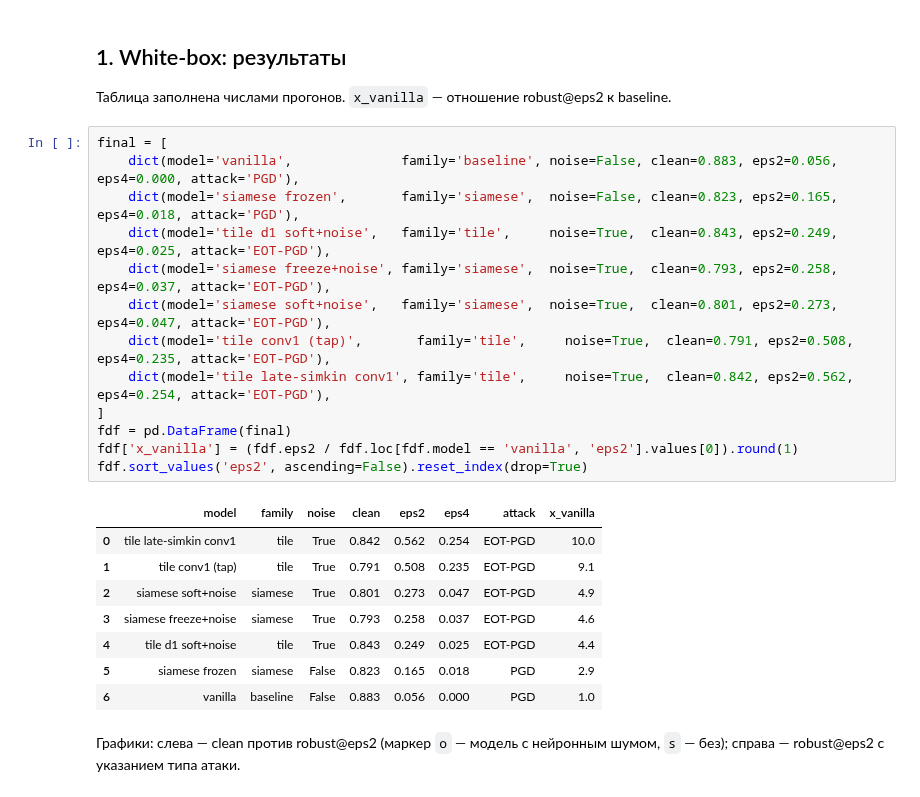
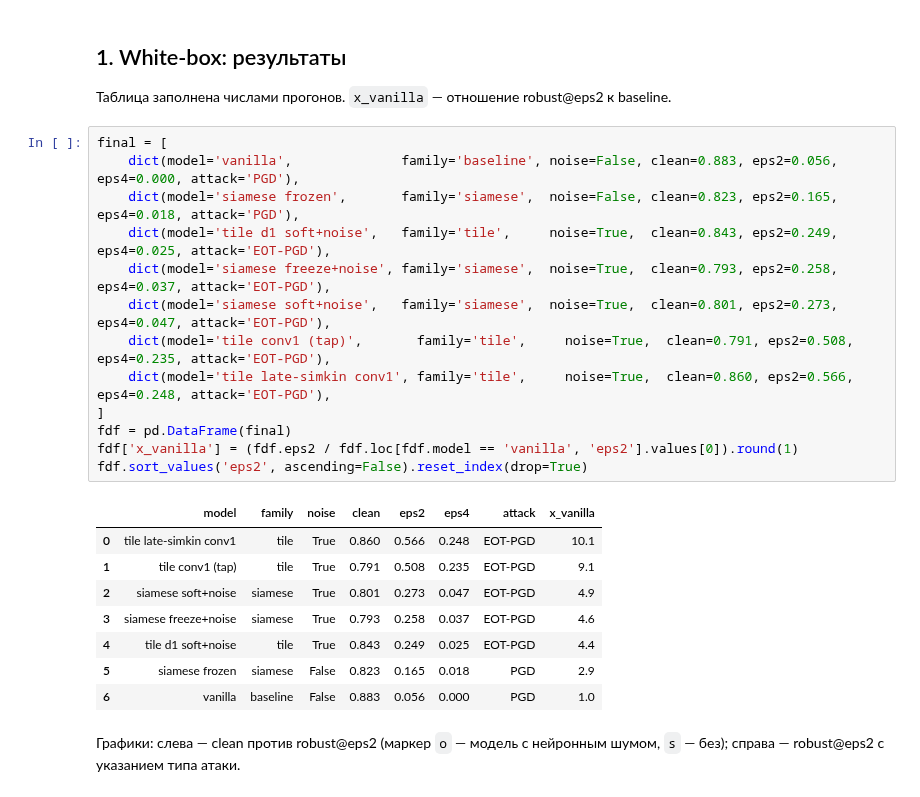
Before and after one commit to tarakanov517/CV_JND_based_approach, a Jupyter notebook: notebooks/compare_experiments.ipynb, the cells around one changed output. Saved outputs shown, nothing was run; the diff lists cells and outputs as text.

```diff
--- a/notebooks/compare_experiments.ipynb
+++ b/notebooks/compare_experiments.ipynb
@@ -38,19 +38,19 @@ cuda
 # %%
 final = [
     dict(model='vanilla',              family='baseline', noise=False, clean=0.883, eps2=0.056, eps4=0.000, attack='PGD'),
     dict(model='siamese frozen',       family='siamese',  noise=False, clean=0.823, eps2=0.165, eps4=0.018, attack='PGD'),
     dict(model='tile d1 soft+noise',   family='tile',     noise=True,  clean=0.843, eps2=0.249, eps4=0.025, attack='EOT-PGD'),
     dict(model='siamese freeze+noise', family='siamese',  noise=True,  clean=0.793, eps2=0.258, eps4=0.037, attack='EOT-PGD'),
     dict(model='siamese soft+noise',   family='siamese',  noise=True,  clean=0.801, eps2=0.273, eps4=0.047, attack='EOT-PGD'),
     dict(model='tile conv1 (tap)',       family='tile',     noise=True,  clean=0.791, eps2=0.508, eps4=0.235, attack='EOT-PGD'),
-    dict(model='tile late-simkin conv1', family='tile',     noise=True,  clean=0.842, eps2=0.562, eps4=0.254, attack='EOT-PGD'),
+    dict(model='tile late-simkin conv1', family='tile',     noise=True,  clean=0.860, eps2=0.566, eps4=0.248, attack='EOT-PGD'),
 ]
 fdf = pd.DataFrame(final)
 fdf['x_vanilla'] = (fdf.eps2 / fdf.loc[fdf.model == 'vanilla', 'eps2'].values[0]).round(1)
 fdf.sort_values('eps2', ascending=False).reset_index(drop=True)
 # %% [output]
 |  | model | family | noise | clean | eps2 | eps4 | attack | x_vanilla |
-| 0 | tile late-simkin conv1 | tile | True | 0.842 | 0.562 | 0.254 | EOT-PGD | 10.0 |
+| 0 | tile late-simkin conv1 | tile | True | 0.860 | 0.566 | 0.248 | EOT-PGD | 10.1 |
 | 1 | tile conv1 (tap) | tile | True | 0.791 | 0.508 | 0.235 | EOT-PGD | 9.1 |
 | 2 | siamese soft+noise | siamese | True | 0.801 | 0.273 | 0.047 | EOT-PGD | 4.9 |
 | 3 | siamese freeze+noise | siamese | True | 0.793 | 0.258 | 0.037 | EOT-PGD | 4.6 |
```
Also changed, not shown: parts of 10 cells of this notebook.
